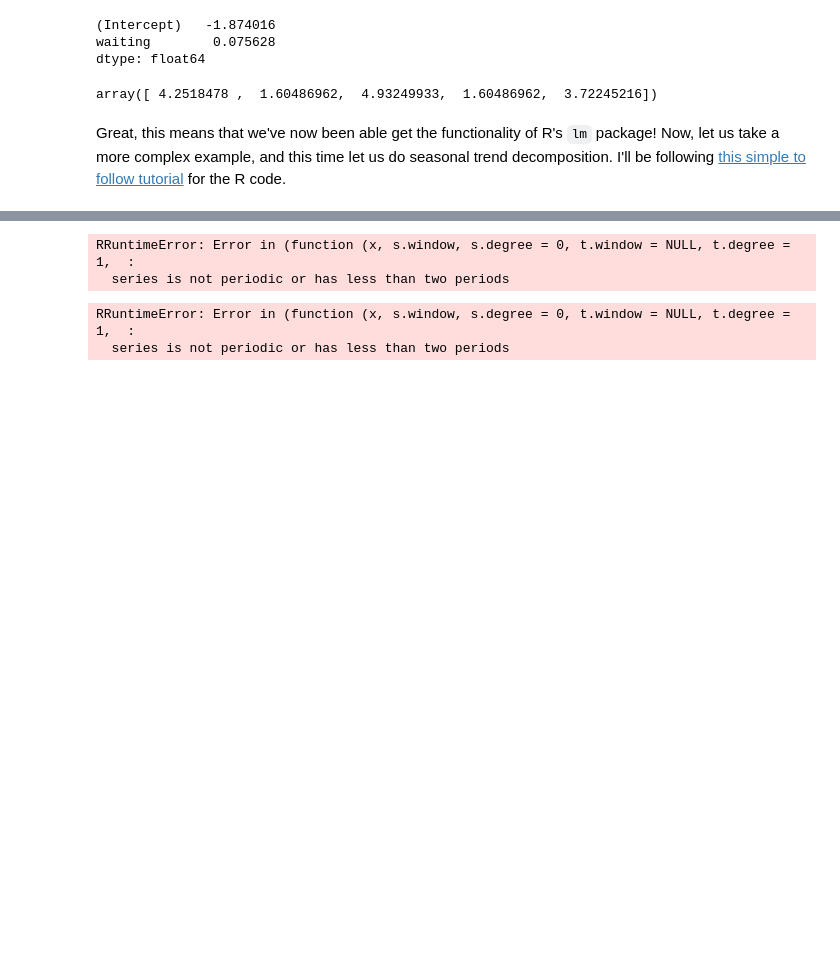
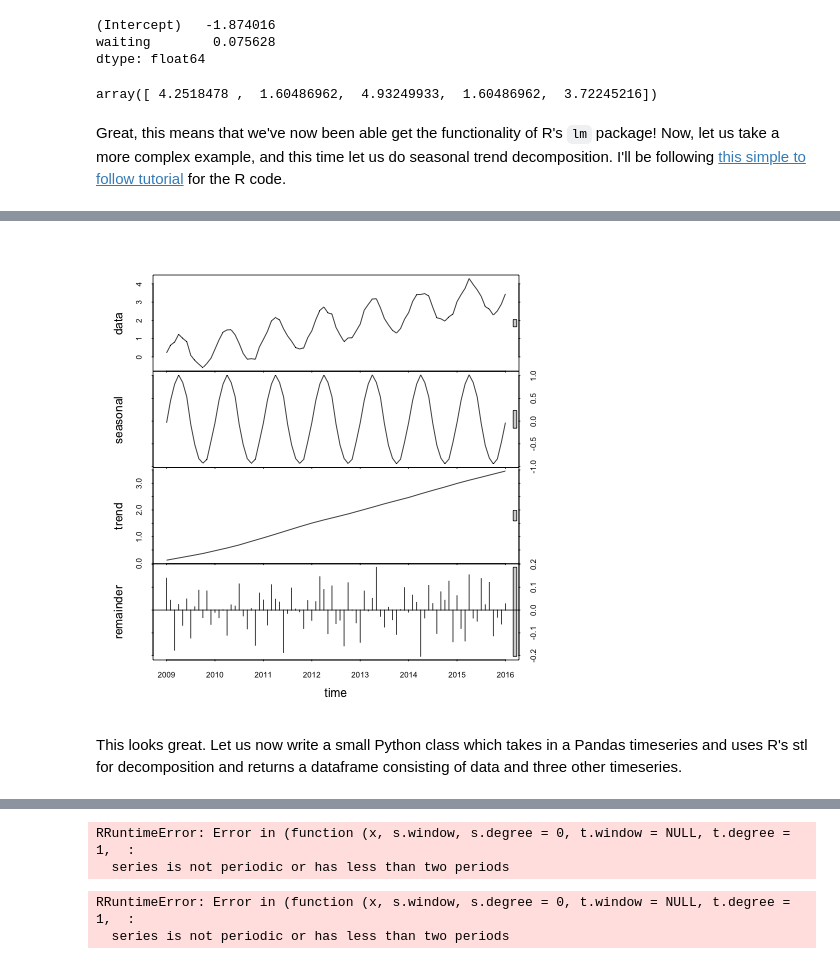
Before and after one commit to gowanpeter/nipunbatra.github.io, a Jupyter notebook: downloads/notebooks/HelloR.ipynb, the cells around one changed output, grey strips where cells are left out. Cells and saved outputs as stored; diff of their text form; code cells hidden in the pictures; blank space fills up the shorter version.

```diff
--- a/downloads/notebooks/HelloR.ipynb
+++ b/downloads/notebooks/HelloR.ipynb
@@ -390,0 +566,6 @@ print rd.
+# %%
+Image("/Users/nipunbatra/Desktop/decomposed.png")
+# %% [output]
+[figure, added]
+# %% [markdown]
+This looks great. Let us now write a small Python class which takes in a Pandas timeseries and uses R's stl for decomposition and returns a dataframe consisting of data and three other timeseries.
```
Also changed, not shown: parts of 52 cells of this notebook, 3 other files.
